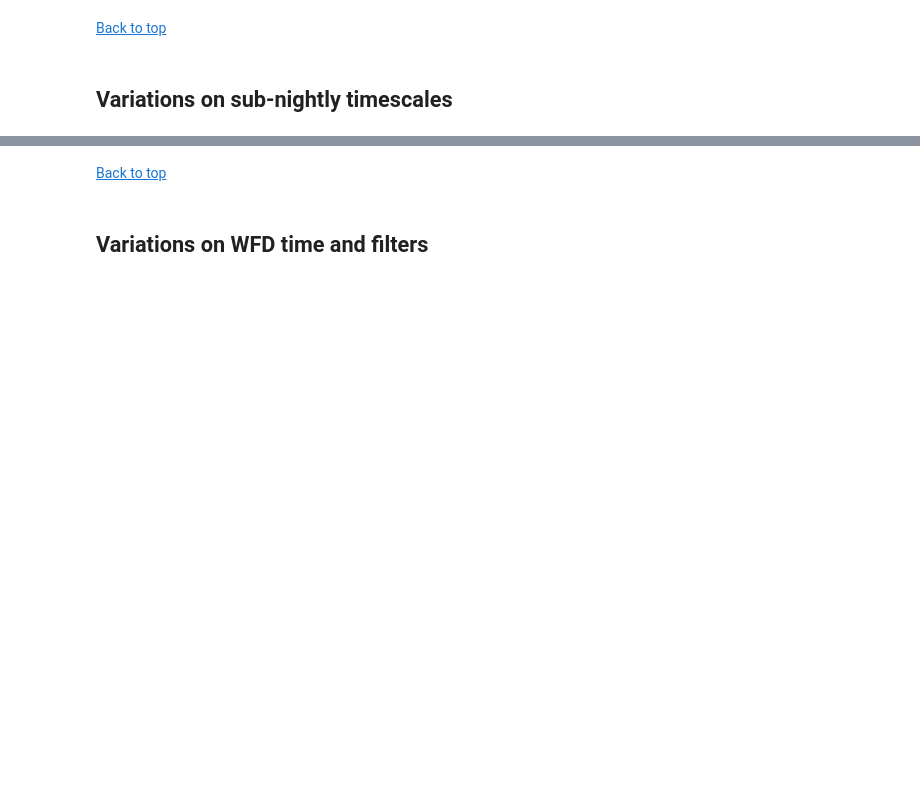
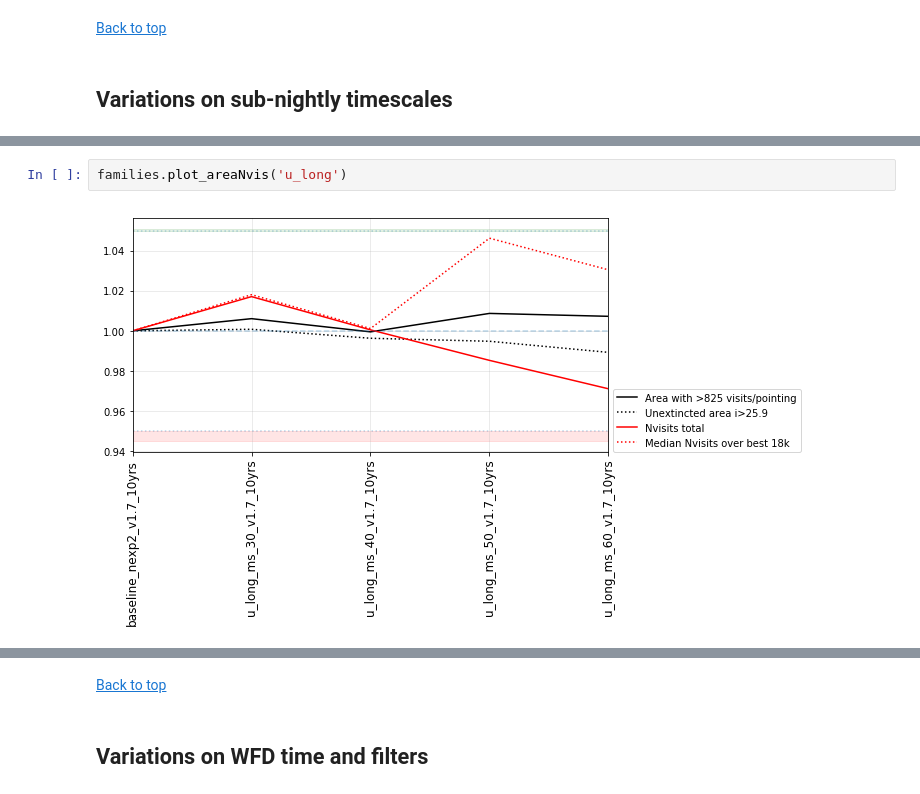
Before and after one commit to lsst-pst/survey_strategy, a Jupyter notebook: fbs_1.7/SummaryInfo.ipynb, the cells around one changed output, grey strips where cells are left out. Saved outputs shown, nothing was run; the diff lists cells and outputs as text; blank space fills up the shorter version.

```diff
--- a/fbs_1.7/SummaryInfo.ipynb
+++ b/fbs_1.7/SummaryInfo.ipynb
@@ -103,3 +109,7 @@ Comparison run: baseline_nexp2_1.7_10yrs
+# %%
+families.plot_areaNvis('u_long')
+# %% [output]
+[figure, added]
 # %% [markdown]
 <a id="intranight"></a>
 # %%
```
Also changed, not shown: parts of 42 cells of this notebook, 2 other files.
